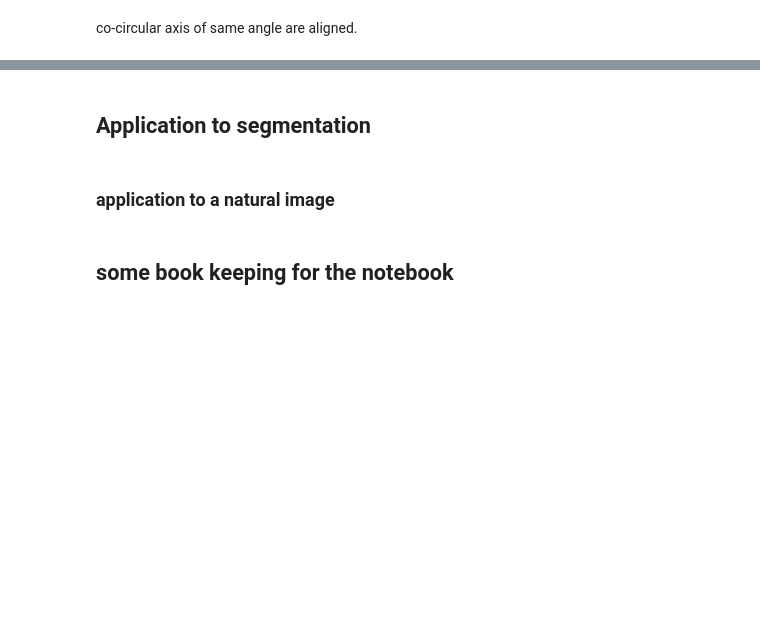
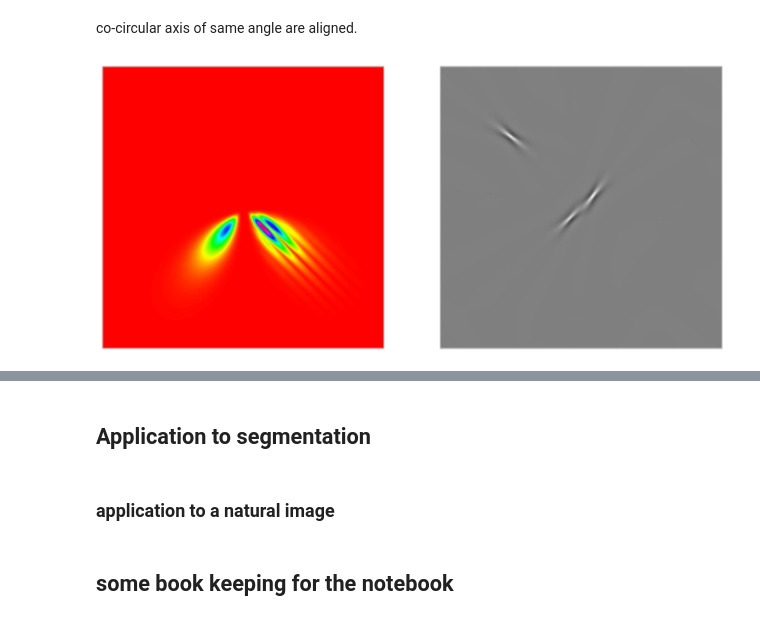
Before and after one commit to bicv/SparseEdges, a Jupyter notebook: secondorder_prior.ipynb, the cells around one changed output, grey strips where cells are left out. Drawn from its saved outputs; the diff is of its cells as text; code cells hidden in the pictures; blank space fills up the shorter version.

```diff
--- a/secondorder_prior.ipynb
+++ b/secondorder_prior.ipynb
@@ -163,22 +170,24 @@ co-circular axis of same angle are aligned.
 # %%
 pe = ParameterSet('default_param.py')
 im = Image(pe)
 lg = LogGabor(im)
 mp = SparseEdges(lg)
 # filters in Fourier space
 edge_in, edge_bis, edge_ter = [pe.N_X*.46, pe.N_Y*.54, 18, 2], [pe.N_X*.54, pe.N_Y*.46, 17, 2], [pe.N_X*.25, pe.N_Y*.25, 6, 2]
 FT_lg_in = lg.loggabor(edge_in[0], edge_in[1],
                        theta= mp.theta[edge_in[2]], B_theta=mp.B_theta,
                        sf_0=mp.sf_0[edge_in[3]],  B_sf=mp.B_sf)
 FT_lg_bis = lg.loggabor(edge_bis[0], edge_bis[1],
                         theta= mp.theta[edge_bis[2]], B_theta=mp.B_theta,
                         sf_0=mp.sf_0[edge_bis[3]], B_sf=mp.B_sf)
 FT_lg_ter = lg.loggabor(edge_ter[0], edge_ter[1],
                         theta= mp.theta[edge_ter[2]], B_theta=mp.B_theta,
                         sf_0=mp.sf_0[edge_ter[3]], B_sf=mp.B_sf)
 # mixing both and shows one
-FT_lg_ = 42. *  FT_lg_in + 35.*np.exp(1j*np.pi/4.) * FT_lg_bis + 42. *  FT_lg_ter
+FT_lg_ = 42. *  FT_lg_in + 35.*np.exp(1j*np.pi/4.) * FT_lg_bis + 40. *  FT_lg_ter
 fig = im.show_FT(FT_lg_)
+# %% [output]
+[figure, added]
 # %%
 image = im.invert(FT_lg_)
 mp.do_whitening = False
```
Also changed, not shown: parts of 7 cells of this notebook, 9 other files.
